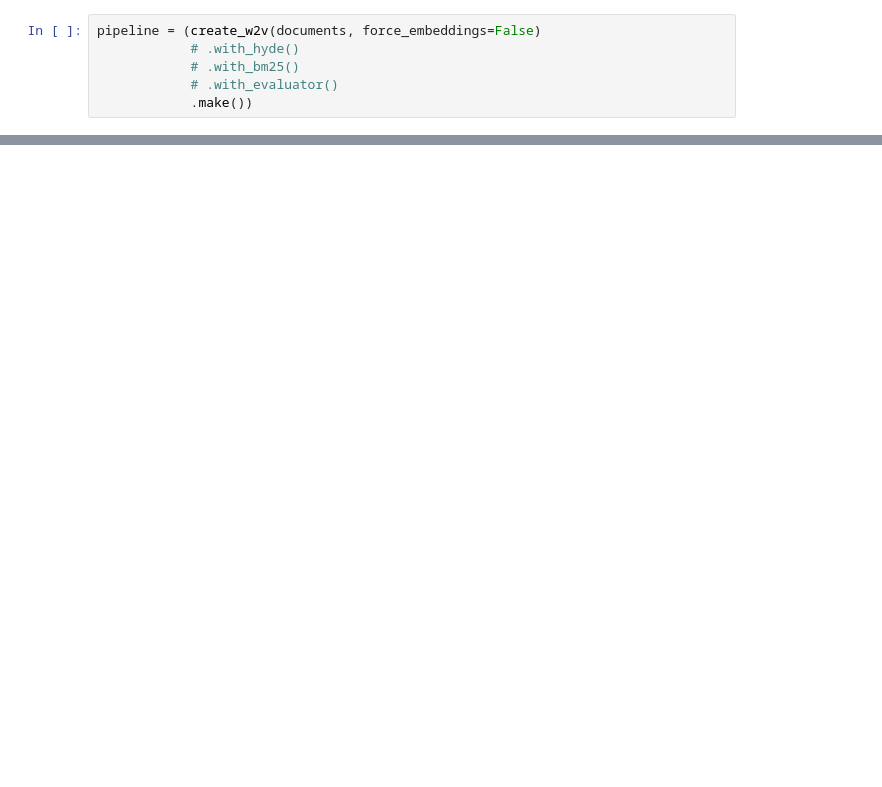
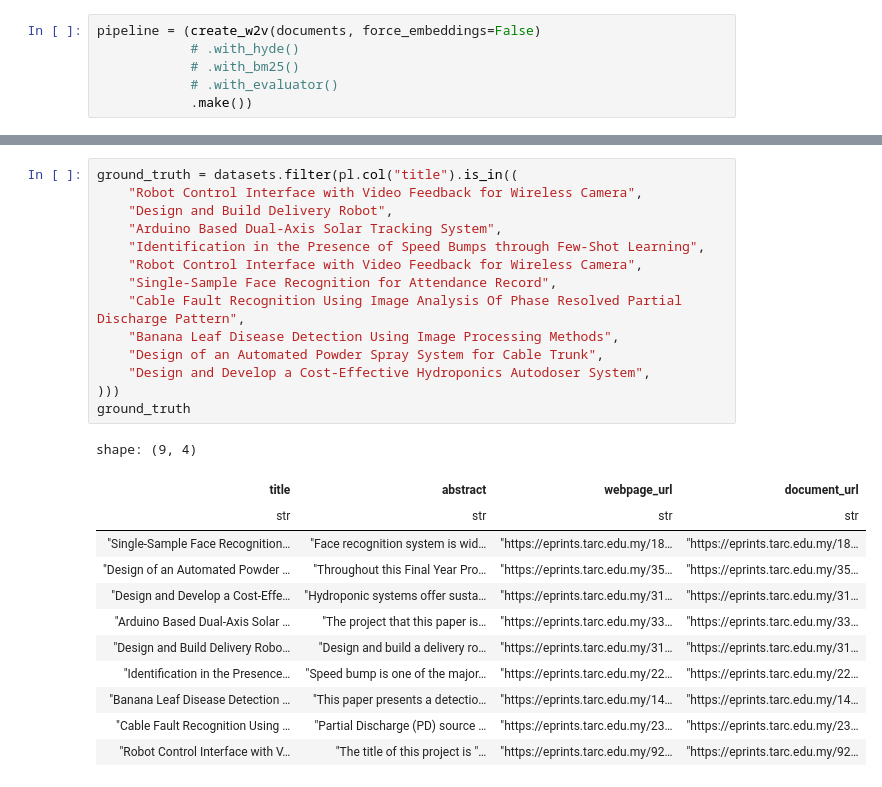
Before and after one commit to makan-kencing/semantic-searching, a Jupyter notebook: semantic_searching.ipynb, the cells around one changed output, grey strips where cells are left out. Saved outputs shown, nothing was run; the diff lists cells and outputs as text; blank space fills up the shorter version.

```diff
--- a/semantic_searching.ipynb
+++ b/semantic_searching.ipynb
@@ -25,0 +75,27 @@ pipeline.run(data={
+# %%
+ground_truth = datasets.filter(pl.col("title").is_in((
+    "Robot Control Interface with Video Feedback for Wireless Camera",
+    "Design and Build Delivery Robot",
+    "Arduino Based Dual-Axis Solar Tracking System",
+    "Identification in the Presence of Speed Bumps through Few-Shot Learning",
+    "Robot Control Interface with Video Feedback for Wireless Camera",
+    "Single-Sample Face Recognition for Attendance Record",
+    "Cable Fault Recognition Using Image Analysis Of Phase Resolved Partial Discharge Pattern",
+    "Banana Leaf Disease Detection Using Image Processing Methods",
+    "Design of an Automated Powder Spray System for Cable Trunk",
+    "Design and Develop a Cost-Effective Hydroponics Autodoser System",
+)))
+ground_truth
+# %% [output]
+shape: (9, 4)
+| title | abstract | webpage_url | document_url |
+| str | str | str | str |
+| "Single-Sample Face Recognition… | "Face recognition system is wid… | "https://eprints.tarc.edu.my/18… | "https://eprints.tarc.edu.my/18… |
+| "Design of an Automated Powder … | "Throughout this Final Year Pro… | "https://eprints.tarc.edu.my/35… | "https://eprints.tarc.edu.my/35… |
+| "Design and Develop a Cost-Effe… | "Hydroponic systems offer susta… | "https://eprints.tarc.edu.my/31… | "https://eprints.tarc.edu.my/31… |
+| "Arduino Based Dual-Axis Solar … | "The project that this paper is… | "https://eprints.tarc.edu.my/33… | "https://eprints.tarc.edu.my/33… |
+| "Design and Build Delivery Robo… | "Design and build a delivery ro… | "https://eprints.tarc.edu.my/31… | "https://eprints.tarc.edu.my/31… |
+| "Identification in the Presence… | "Speed bump is one of the major… | "https://eprints.tarc.edu.my/22… | "https://eprints.tarc.edu.my/22… |
+| "Banana Leaf Disease Detection … | "This paper presents a detectio… | "https://eprints.tarc.edu.my/14… | "https://eprints.tarc.edu.my/14… |
+| "Cable Fault Recognition Using … | "Partial Discharge (PD) source … | "https://eprints.tarc.edu.my/23… | "https://eprints.tarc.edu.my/23… |
+| "Robot Control Interface with V… | "The title of this project is "… | "https://eprints.tarc.edu.my/92… | "https://eprints.tarc.edu.my/92… |
```
Also changed, not shown: parts of 13 cells of this notebook.
